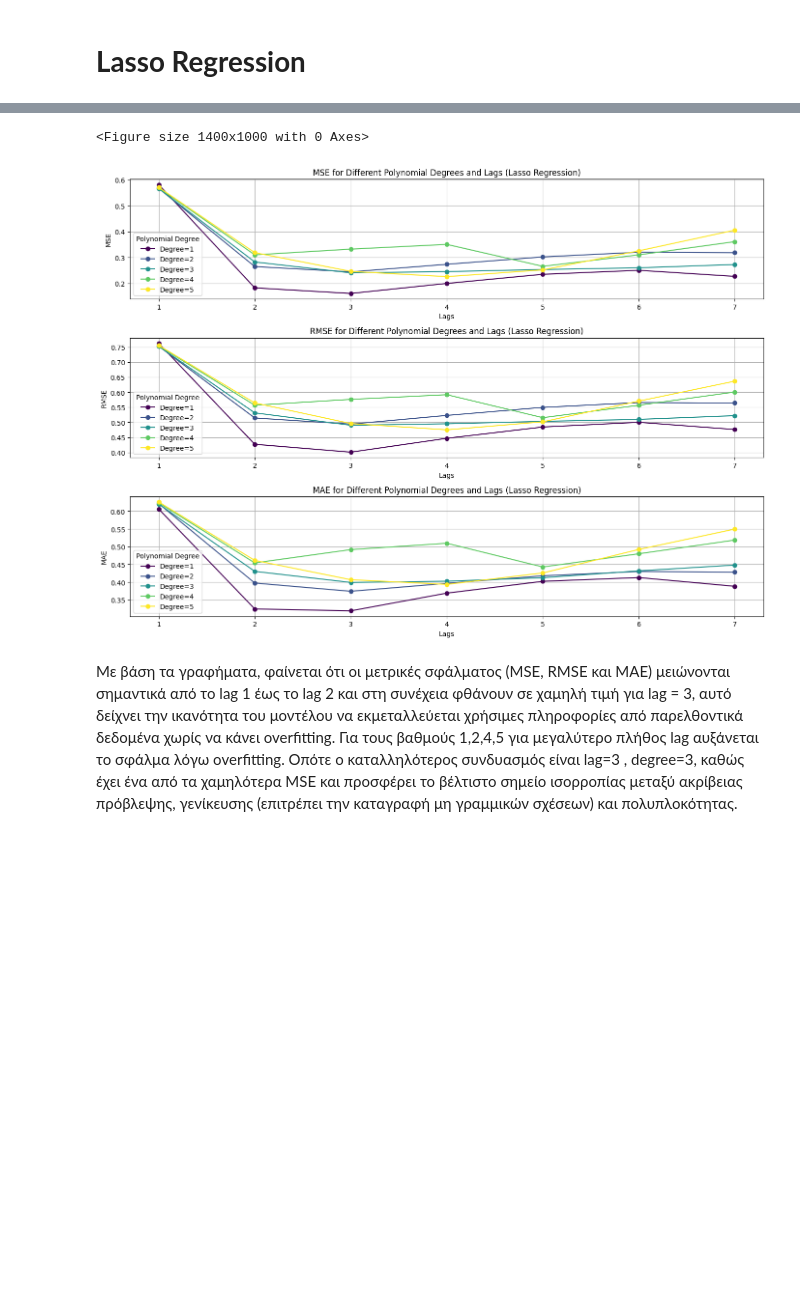
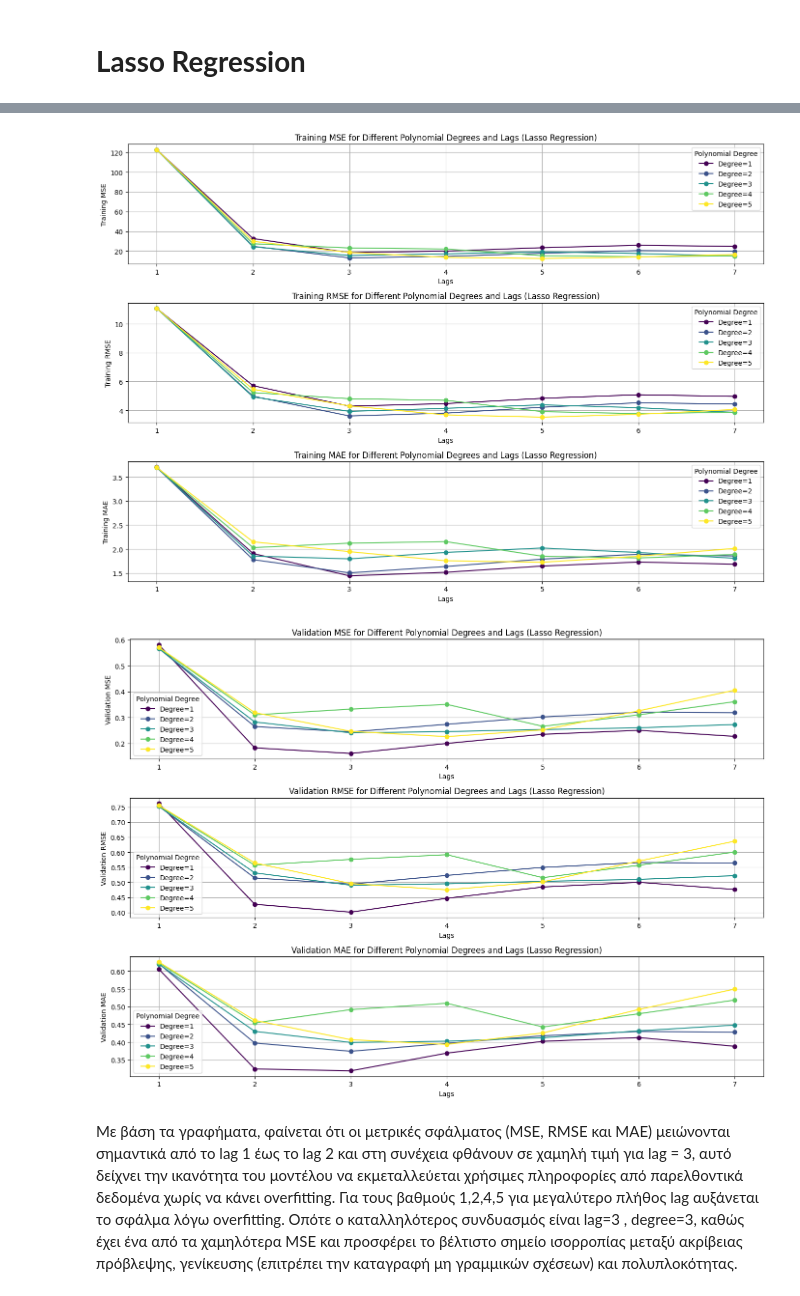
Before and after one commit to chryssa-pat/Decision-Theory, a Jupyter notebook: Google_class_A_stock_prediction.ipynb, the cells around one changed output, grey strips where cells are left out. Cells and saved outputs as stored; diff of their text form; code cells hidden in the pictures; blank space fills up the shorter version.

```diff
--- a/Google_class_A_stock_prediction.ipynb
+++ b/Google_class_A_stock_prediction.ipynb
@@ -369,14 +405,14 @@ import joblib
 df = pd.read_csv('/content/drive/MyDrive/alphavantage/close_prices.csv', parse_dates=['Date'], index_col='Date')
 df = df.sort_index()
 
-#  Apply Gaussian Smoothing
+# Apply Gaussian Smoothing
 sigma = 3
 df['Close_smoothed'] = gaussian_filter1d(df['Close'], sigma=sigma)
 
 # Define the range of alpha values for GridSearchCV
 alpha_values = [0.01, 0.1, 1, 10, 100]
 
-#  Prepare to store results
+# Prepare to store results
 results_list = []
 
 # Loop through lag values from 1 to 7
@@ -390,7 +426,7 @@ for lags in range(1, 8):
     train_data = df[df.index < '2024-01-01']
     validation_data = df[df.index >= '2024-01-01']
 
-    # x: train, y:validation
+    # x: train, y: validation
     X_train = train_data[[f'close_t-{i}' for i in range(1, lags + 1)]].values
     y_train = train_data['Close_smoothed'].values
     X_validation = validation_data[[f'close_t-{i}' for i in range(1, lags + 1)]].values
@@ -415,10 +451,15 @@ for lags in range(1, 8):
         best_model = Lasso(alpha=best_alpha, max_iter=10000)
         best_model.fit(X_train_poly, y_train)
 
-        # Make predictions on the validation set
+        # Make predictions on training and validation sets
+        training_predictions = best_model.predict(X_train_poly)
         validation_predictions = best_model.predict(X_validation_poly)
 
-        #  Evaluate the model
+        # Evaluate the model
+        training_mse = mean_squared_error(y_train, training_predictions)
+        training_rmse = np.sqrt(training_mse)
+        training_mae = mean_absolute_error(y_train, training_predictions)
+
         validation_mse = mean_squared_error(y_validation, validation_predictions)
         validation_rmse = np.sqrt(validation_mse)
         validation_mae = mean_absolute_error(y_validation, validation_predictions)
@@ -427,12 +468,19 @@ for lags in range(1, 8):
         results_list.append({
             'lags': lags,
             'degree': degree,
+            'best_alpha': best_alpha,
+            'training_mse': training_mse,
+            'training_rmse': training_rmse,
+            'training_mae': training_mae,
             'validation_mse': validation_mse,
             'validation_rmse': validation_rmse,
             'validation_mae': validation_mae
         })
 
         print(f"\n--- Lags: {lags}, Degree: {degree}, Best Alpha: {best_alpha} ---")
+        print(f"Training MSE: {training_mse}")
+        print(f"Training RMSE: {training_rmse}")
+        print(f"Training MAE: {training_mae}")
         print(f"Validation MSE: {validation_mse}")
         print(f"Validation RMSE: {validation_rmse}")
         print(f"Validation MAE: {validation_mae}")
@@ -441,16 +489,12 @@ for lags in range(1, 8):
         if lags == 3 and degree == 3:
             joblib.dump(best_model, '/content/drive/MyDrive/alphavantage/lasso_model.pkl')
 
-
-
+# Convert results to a DataFrame
 results_df = pd.DataFrame(results_list)
 
-# Plot the metrics (MSE, RMSE, MAE) for different lags and polynomial Degrees
-plt.figure(figsize=(14, 10))
-
-# Plot for MSE, RMSE, and MAE with lags on the x-axis
-metrics = ['validation_mse', 'validation_rmse', 'validation_mae']
-metric_labels = ['MSE', 'RMSE', 'MAE']
+# Plot for Training Errors
+metrics = ['training_mse', 'training_rmse', 'training_mae']
+metric_labels = ['Training MSE', 'Training RMSE', 'Training MAE']
 
 # Determine the number of polynomial degrees dynamically
 unique_degrees = results_df['degree'].unique()
@@ -463,9 +507,9 @@ plt.figure(figsize=(14, 10))
 
 for idx, metric in enumerate(metrics):
     plt.subplot(3, 1, idx + 1)  # Create subplots for each metric
-    for degree_idx, degree in enumerate(unique_degrees):
+    for degree_idx, degree in enumerate(unique_degrees):  # Loop through unique polynomial degrees
         degree_df = results_df[results_df['degree'] == degree]
-        color = colormap(degree_idx / num_degrees)
+        color = colormap(degree_idx / num_degrees)  # Dynamically assign a color
         plt.plot(degree_df['lags'], degree_df[metric],
                  marker='o', linestyle='-', color=color,
                  label=f'Degree={degree}')
@@ -477,5 +521,28 @@ for idx, metric in enumerate(metrics):
 
 plt.tight_layout()
 plt.show()
+
+# Plot for Validation Errors
+metrics = ['validation_mse', 'validation_rmse', 'validation_mae']
+metric_labels = ['Validation MSE', 'Validation RMSE', 'Validation MAE']
+
+plt.figure(figsize=(14, 10))
+
+for idx, metric in enumerate(metrics):
+    plt.subplot(3, 1, idx + 1)  # Create subplots for each metric
+    for degree_idx, degree in enumerate(unique_degrees):  # Loop through unique polynomial degrees
+        degree_df = results_df[results_df['degree'] == degree]
+        color = colormap(degree_idx / num_degrees)  # Dynamically assign a color
+        plt.plot(degree_df['lags'], degree_df[metric],
+                 marker='o', linestyle='-', color=color,
+                 label=f'Degree={degree}')
+    plt.xlabel('Lags')
+    plt.ylabel(metric_labels[idx])
+    plt.title(f'{metric_labels[idx]} for Different Polynomial Degrees and Lags (Lasso Regression)')
+    plt.legend(title="Polynomial Degree")
+    plt.grid(True)
+
+plt.tight_layout()
+plt.show()
 # %% [output]
 --- Lags: 1, Degree: 1, Best Alpha: 100 ---
@@ -495,8 +562,8 @@ Validation MSE: 0.5660877012056418
 Validation MSE: 0.40544789180698715
 Validation RMSE: 0.6367479028681501
 Validation MAE: 0.5497156122931344
-<Figure size 1400x1000 with 0 Axes>
-[figure, old version]
+[figure, new version]
+[figure, added]
 # %% [markdown]
 Με βάση τα γραφήματα, φαίνεται ότι οι μετρικές σφάλματος (MSE, RMSE και MAE) μειώνονται σημαντικά από το lag 1 έως το lag 2 και στη συνέχεια φθάνουν σε χαμηλή τιμή για lag = 3, αυτό δείχνει την ικανότητα του μοντέλου να εκμεταλλεύεται χρήσιμες πληροφορίες από παρελθοντικά δεδομένα χωρίς να κάνει overfitting. Για τους βαθμούς 1,2,4,5 για μεγαλύτερο πλήθος lag αυξάνεται το σφάλμα λόγω οverfitting.  Οπότε ο καταλληλότερος συνδυασμός είναι lag=3 , degree=3, καθώς έχει ένα από τα χαμηλότερα MSE και προσφέρει το βέλτιστο σημείο ισορροπίας μεταξύ ακρίβειας πρόβλεψης, γενίκευσης (επιτρέπει την καταγραφή μη γραμμικών σχέσεων) και πολυπλοκότητας.
 # %%
```
Also changed, not shown: parts of 3 cells of this notebook.
